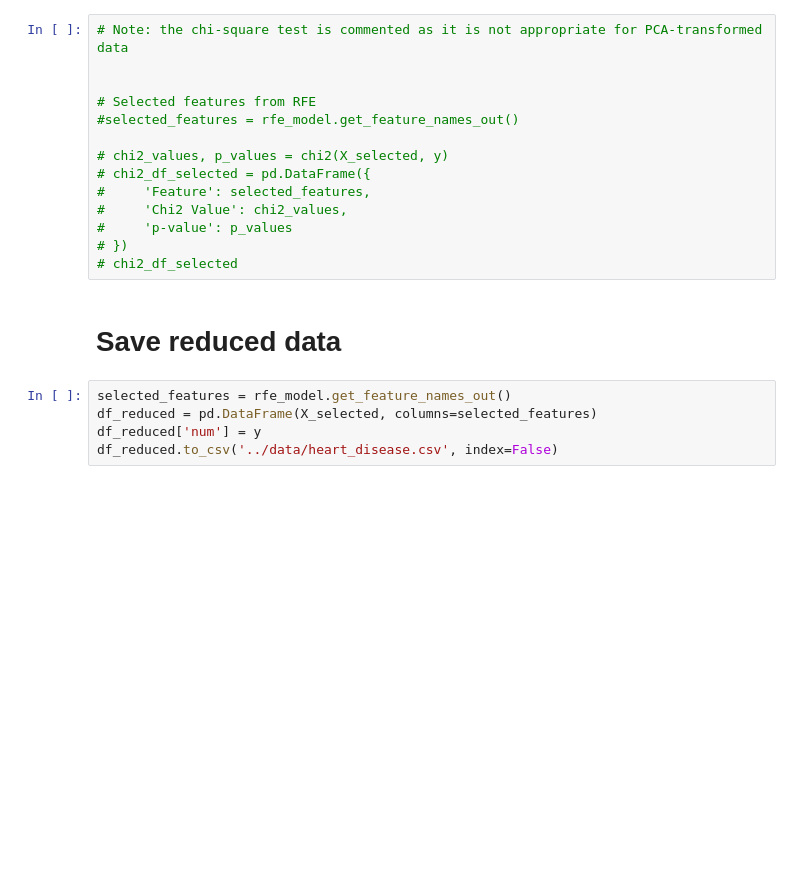
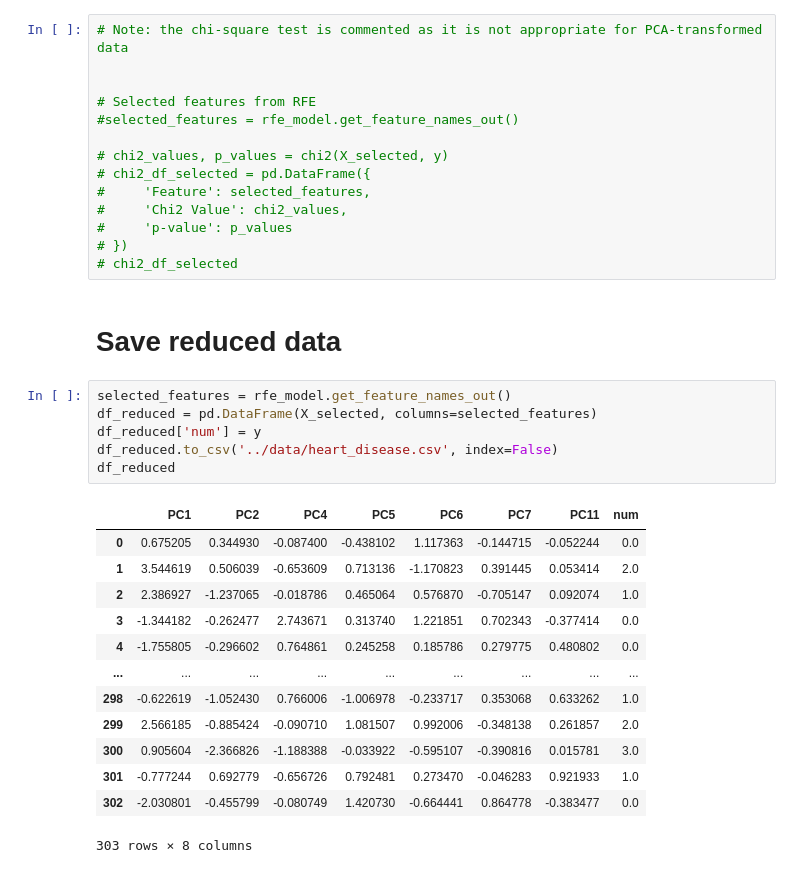
Before and after one commit to mha66/heart-disease-prediction, a Jupyter notebook: notebooks/03_feature_selection.ipynb, the cells around one changed output. Drawn from its saved outputs; the diff is of its cells as text; blank space fills up the shorter version.

```diff
--- a/notebooks/03_feature_selection.ipynb
+++ b/notebooks/03_feature_selection.ipynb
@@ -88,5 +88,20 @@ Note: the chi-square test requires all feature values (X) to be non-negative. Si
 # %%
 selected_features = rfe_model.get_feature_names_out()
 df_reduced = pd.DataFrame(X_selected, columns=selected_features)
 df_reduced['num'] = y
 df_reduced.to_csv('../data/heart_disease.csv', index=False)
+df_reduced
+# %% [output]
+|  | PC1 | PC2 | PC4 | PC5 | PC6 | PC7 | PC11 | num |
+| 0 | 0.675205 | 0.344930 | -0.087400 | -0.438102 | 1.117363 | -0.144715 | -0.052244 | 0.0 |
+| 1 | 3.544619 | 0.506039 | -0.653609 | 0.713136 | -1.170823 | 0.391445 | 0.053414 | 2.0 |
+| 2 | 2.386927 | -1.237065 | -0.018786 | 0.465064 | 0.576870 | -0.705147 | 0.092074 | 1.0 |
+| 3 | -1.344182 | -0.262477 | 2.743671 | 0.313740 | 1.221851 | 0.702343 | -0.377414 | 0.0 |
+| 4 | -1.755805 | -0.296602 | 0.764861 | 0.245258 | 0.185786 | 0.279775 | 0.480802 | 0.0 |
+| ... | ... | ... | ... | ... | ... | ... | ... | ... |
+| 298 | -0.622619 | -1.052430 | 0.766006 | -1.006978 | -0.233717 | 0.353068 | 0.633262 | 1.0 |
+| 299 | 2.566185 | -0.885424 | -0.090710 | 1.081507 | 0.992006 | -0.348138 | 0.261857 | 2.0 |
+| 300 | 0.905604 | -2.366826 | -1.188388 | -0.033922 | -0.595107 | -0.390816 | 0.015781 | 3.0 |
+| 301 | -0.777244 | 0.692779 | -0.656726 | 0.792481 | 0.273470 | -0.046283 | 0.921933 | 1.0 |
+| 302 | -2.030801 | -0.455799 | -0.080749 | 1.420730 | -0.664441 | 0.864778 | -0.383477 | 0.0 |
+303 rows × 8 columns
```
Also changed, not shown: parts of 2 cells of this notebook, 9 other files.
